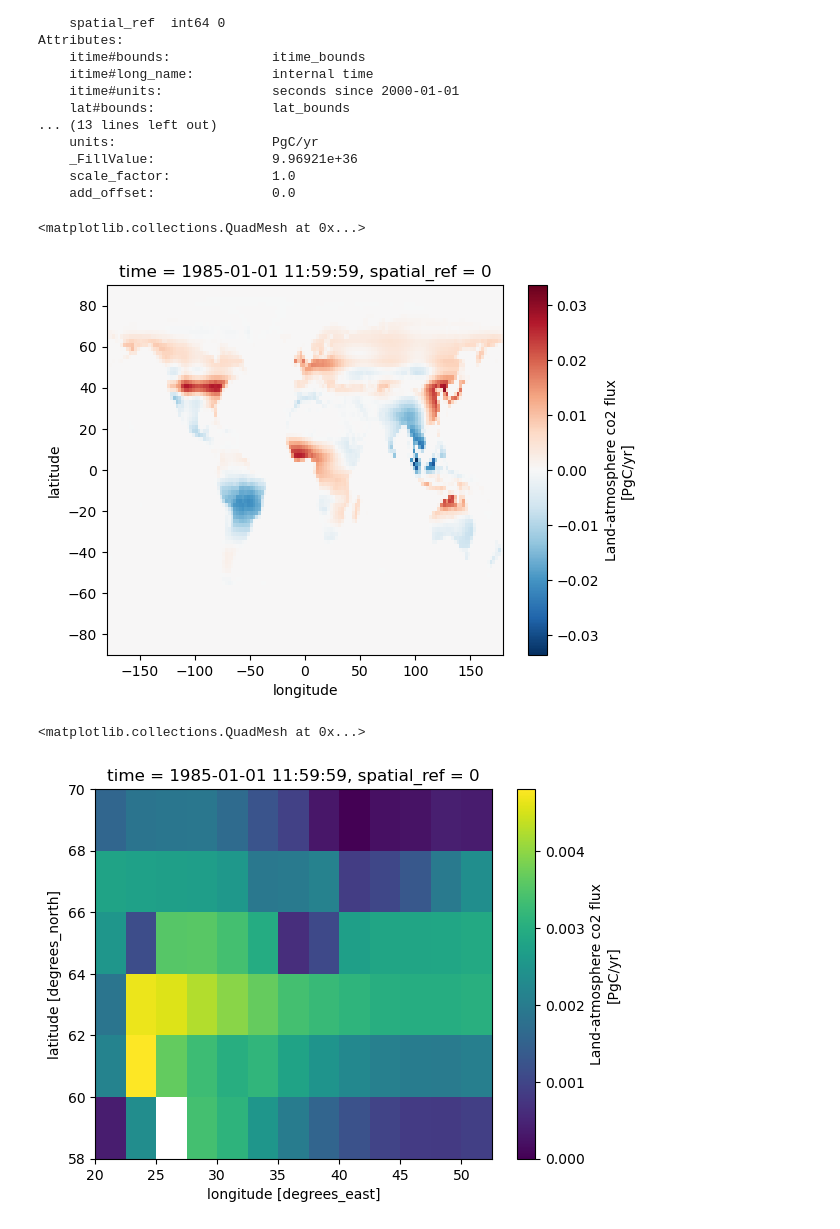
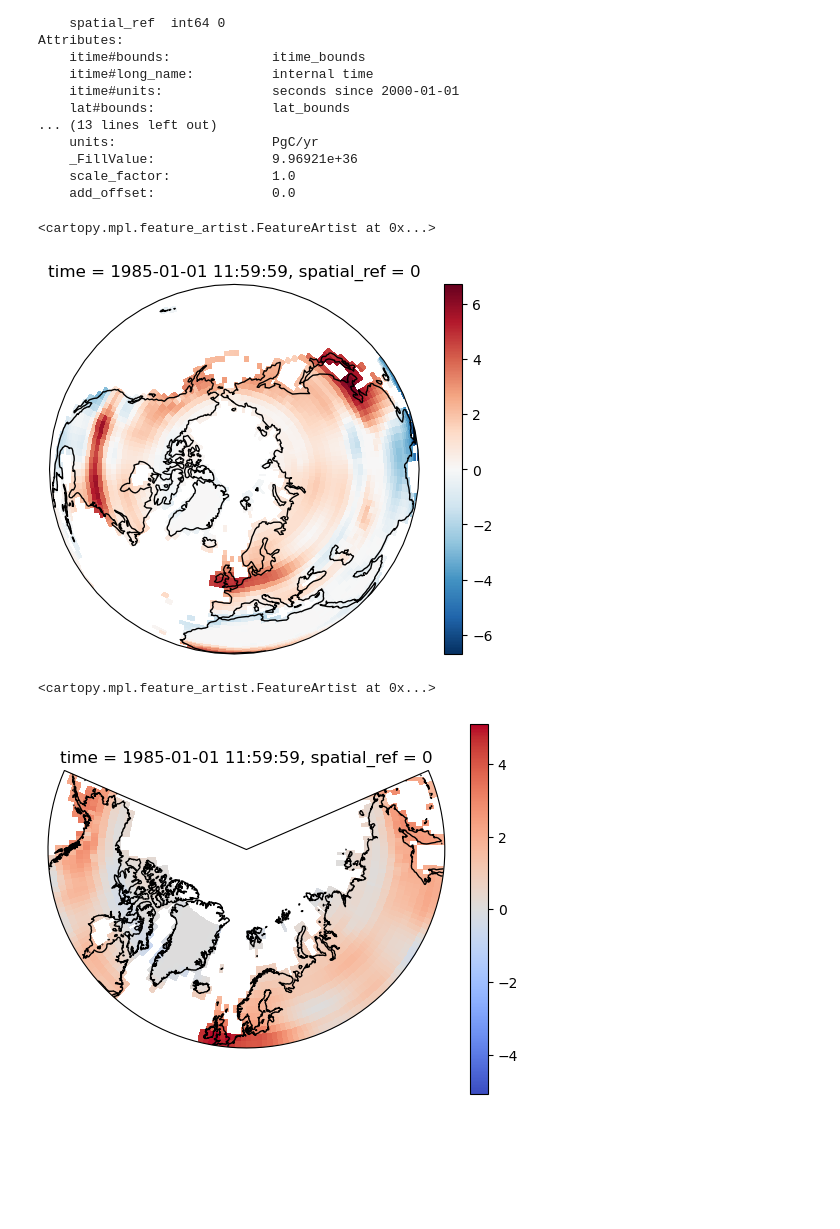
Before and after one commit to femoyano/northern-land-cover, a Jupyter notebook: recovery.ipynb, the cells around one changed output. Saved outputs shown, nothing was run; the diff lists cells and outputs as text; code cells hidden in the pictures; blank space fills up the shorter version.

Commit message:
Improved gaphs. Changed units.

```diff
--- a/recovery.ipynb
+++ b/recovery.ipynb
@@ -94,16 +96,15 @@ testarea.plot()
 file_path = '/Users/moyanofe/BigData/GeoSpatial/Carboscope/Inversions/s85oc_v2022_daily.nc'
 
 # All three file reading methods read in the attributes differently.
-# co2Inv = rio.open_rasterio(file_path)
-# co2Inv = xr.open_dataset(file_path, engine="rasterio", variable='co2flux_land')
-co2Inv_List = rio.open_rasterio(file_path, variable='co2flux_land')
-co2Inv = co2Inv_List['co2flux_land']  # Extracting the dataarray from the list
-co2Inv = co2Inv.rename({'mtime': 'time'})  # Rename the time dimension and coordinate to something standard.
-co2Inv = co2Inv.rename({'x': 'longitude'})  # Rename the time dimension and coordinate to something standard.
-co2Inv = co2Inv.rename({'y': 'latitude'})  # Rename the time dimension and coordinate to something standard.
-co2Inv.attrs['units'] = 'PgC/yr'  # For some reason the units is a tuple of repeating values. Replacing with single value.
-co2Inv.rio.write_crs(4326, inplace=True)  # Set the crs
-co2Inv.coords.__delitem__('spatial_ref')
+# co2InvRaw = rio.open_rasterio(file_path)
+# co2InvRaw = xr.open_dataset(file_path, engine="rasterio", variable='co2flux_land')
+co2InvRaw_List = rio.open_rasterio(file_path, variable='co2flux_land')
+co2InvRaw = co2InvRaw_List['co2flux_land']  # Extracting the dataarray from the list
+co2InvRaw = co2InvRaw.rename({'mtime': 'time'})  # Rename the time dimension and coordinate to something standard.
+co2InvRaw = co2InvRaw.rename({'x': 'longitude'})  # Rename the time dimension and coordinate to something standard.
+co2InvRaw = co2InvRaw.rename({'y': 'latitude'})  # Rename the time dimension and coordinate to something standard.
+co2InvRaw.attrs['units'] = 'PgC/yr'  # For some reason the units is a tuple of repeating values. Replacing with single value.
+co2InvRaw.rio.write_crs(4326, inplace=True)  # Set the crs (this is creating the spatial_ref coordinate)
 # %% [output]
 <xarray.DataArray 'co2flux_land' (time: 13514, latitude: 90, longitude: 144)>
 [175141440 values with dtype=float32]
@@ -122,17 +123,35 @@ Attributes:
     _FillValue:               9.96921e+36
     scale_factor:             1.0
     add_offset:               0.0
+# %%
+# Read in the area per pixel. The file contains 2 layers, of which the first seems to be land area.
+pixarea_List = rio.open_rasterio(file_path, variable='area')
+pixarea = pixarea_List['area']
+pixarea = pixarea.rename({'x': 'longitude'})  # Rename the time dimension and coordinate to something standard.
+pixarea = pixarea.rename({'y': 'latitude'})  # Rename the time dimension and coordinate to something standard.
+landarea = pixarea[0]
+landarea.attrs['units'] = 'm2'
+landarea.coords.__delitem__('rt')
+# %%
+# Convert the units: pixel to sqm, then to ha; and petagram to tons, so PgC y-1 -> tC ha-2 y-1
+co2Inv = co2InvRaw / landarea * 10000 * 10**9 # to sqm, to ha, to tons.
+# co2Inv = co2InvRaw
 # %%
 # Setting nodata
 co2Inv = co2Inv.rio.write_nodata(nodata)  # Set the new nodata value
-co2Inv.data = np.where(co2Inv.data == co2Inv.rio.nodata, nodata, co2Inv.data) # If there are any nodata values, replace them with the new definition
+# co2Inv.data = np.where(co2Inv.data == co2Inv.rio.nodata, nodata, co2Inv.data) # If there are any nodata values, replace them with the new definition
 co2Inv = co2Inv.rio.write_nodata(co2Inv.rio.nodata, encoded=True, inplace=True)  # nodata value is enconded (not sure what this is or if necessary)
 # %%
 # Check data
 # print(co2Inv.attrs)
-co2Inv[0].plot()
-# co2Inv = co2Inv.reindex({'lat':co2Inv.lat[::-1]})  # Reindexing not necessary. Did open rasterio
+p = co2Inv.isel(time=0).plot(
+    subplot_kws=dict(projection=ccrs.Orthographic(0, 90), facecolor="white"),
+    transform=ccrs.PlateCarree(),
+)
+p.axes.set_global()
+p.axes.coastlines()
+# co2Inv = co2Inv.reindex({'lat':co2Inv.lat[::-1]})  # Reindexing not necessary. Maybe depends on the open file function.
 # %% [output]
-<matplotlib.collections.QuadMesh at 0x...>
+<cartopy.mpl.feature_artist.FeatureArtist at 0x...>
-[figure, old version]
+[figure, new version]
 # %%
@@ -142,9 +161,23 @@ co2InvT = co2Inv.rio.clip(testarea.geometry, testarea.crs, all_touched=True)
 # %%
 # print(co2IT)
-co2InvT[0].plot()
+p = co2InvT.isel(time=0).plot(
+    subplot_kws=dict(
+        projection=ccrs.LambertConformal(  # projection=ccrs.Orthographic(0, 90)
+            central_longitude=10.0,
+            central_latitude=39.0,
+            false_easting=0.0,
+            false_northing=0.0,
+            standard_parallels=(33, 45),
+            globe=None, cutoff=50),
+        facecolor="white"),
+    transform=ccrs.PlateCarree(),
+    cmap='coolwarm'
+)
+p.axes.set_global()
+p.axes.coastlines()
 # %% [output]
-<matplotlib.collections.QuadMesh at 0x...>
+<cartopy.mpl.feature_artist.FeatureArtist at 0x...>
-[figure, old version]
+[figure, new version]
 # %%
 months = co2InvT.time.dt.month.data
 # season = np.where(np.logical_or(months < 4, months > 9), 0, 1)
```
Also changed, not shown: parts of 11 cells of this notebook.
